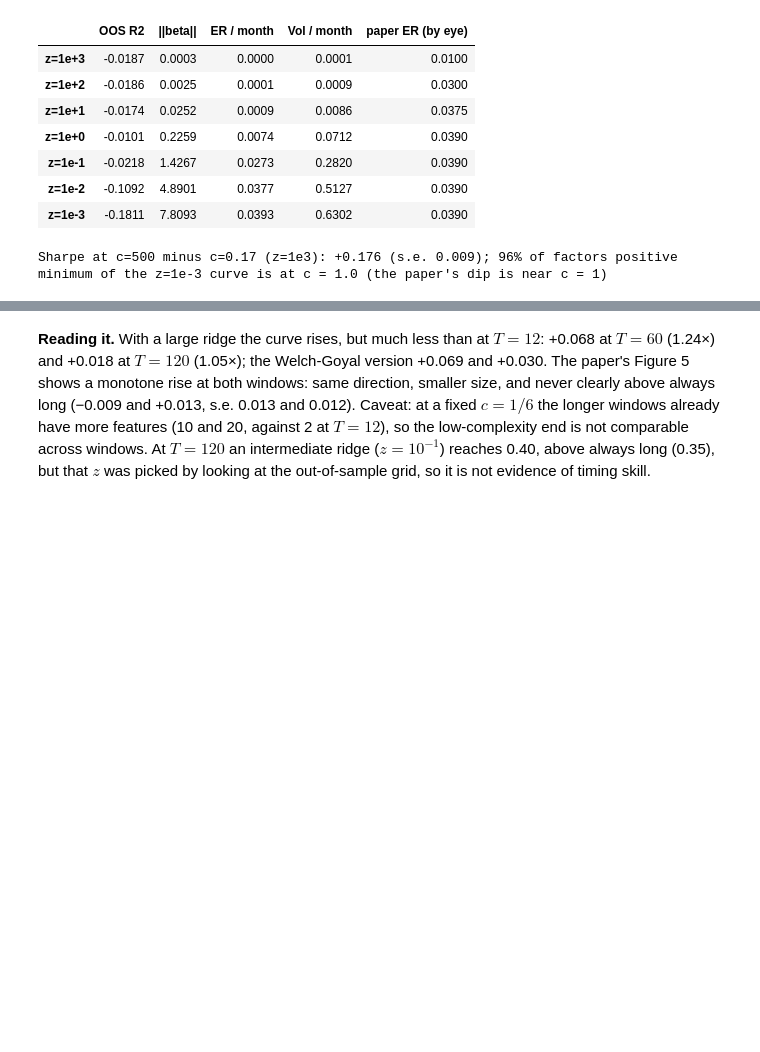
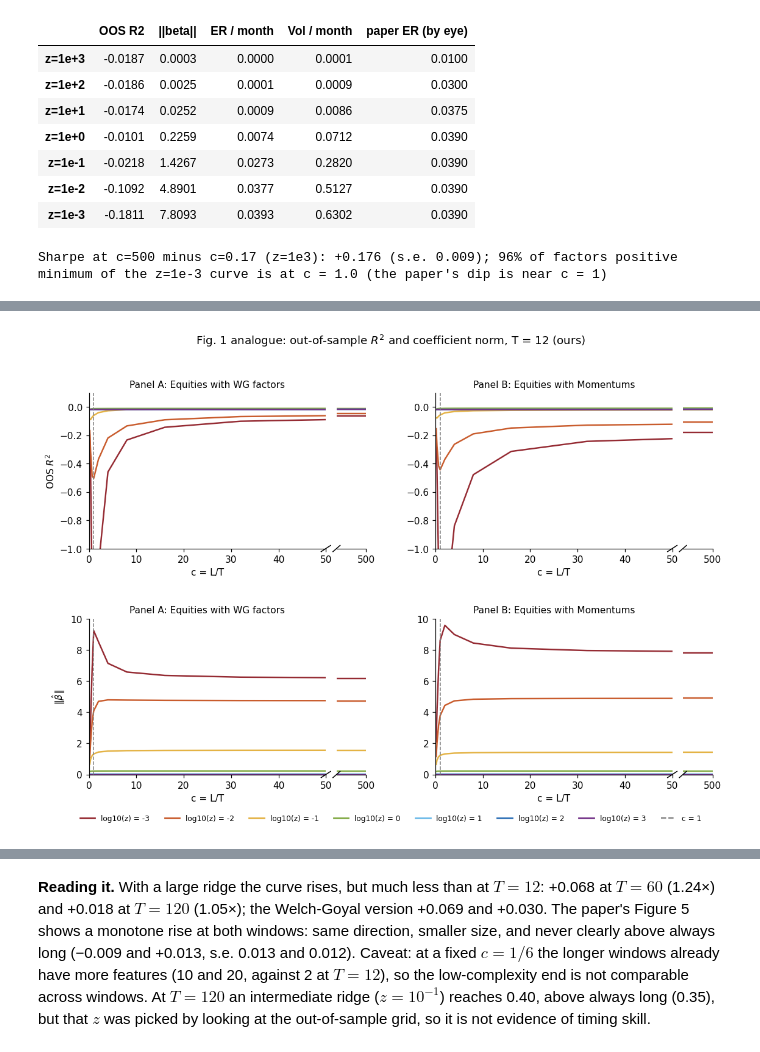
Before and after one commit to liny-r/Virtue-of-Complexity, a Jupyter notebook: notebooks/virtue_of_complexity.ipynb, the cells around one changed output, grey strips where cells are left out. Saved outputs shown, nothing was run; the diff lists cells and outputs as text; code cells hidden in the pictures; blank space fills up the shorter version.

```diff
--- a/notebooks/virtue_of_complexity.ipynb
+++ b/notebooks/virtue_of_complexity.ipynb
@@ -363,0 +328,10 @@ T=120: Sharpe c_min -> c_max at z=1e3: 0.296 -> 0.326 (+0.030); always long 0.35
+# %%
+# Fig. 1 on the paper's axes: out-of-sample R^2 (top) and the coefficient norm (bottom)
+fig = plt.figure(figsize=(12, 7.4)); gs = GridSpec(2, 2, figure=fig, wspace=0.25, hspace=0.45)
+for k, (title, dd_) in enumerate(studies):
+    broken_panel(fig, gs[0, k], dd_["c"], dd_["R2"].mean(0), title, ylim=(-1, 0.1), ylabel="OOS $R^2$" if k == 0 else None)
+    broken_panel(fig, gs[1, k], dd_["c"], np.sqrt(dd_["B2"].mean(0)), title, ylim=(0, 10), ylabel=r"$\|\hat\beta\|$" if k == 0 else None)
+zlegend(fig); fig.suptitle("Fig. 1 analogue: out-of-sample $R^2$ and coefficient norm, T = 12 (ours)", y=1.0)
+fig.tight_layout(rect=[0, 0.08, 1, 0.97]); plt.show()
+# %% [output]
+[figure, added]
```
Also changed, not shown: parts of 40 cells of this notebook, 9 other files.
